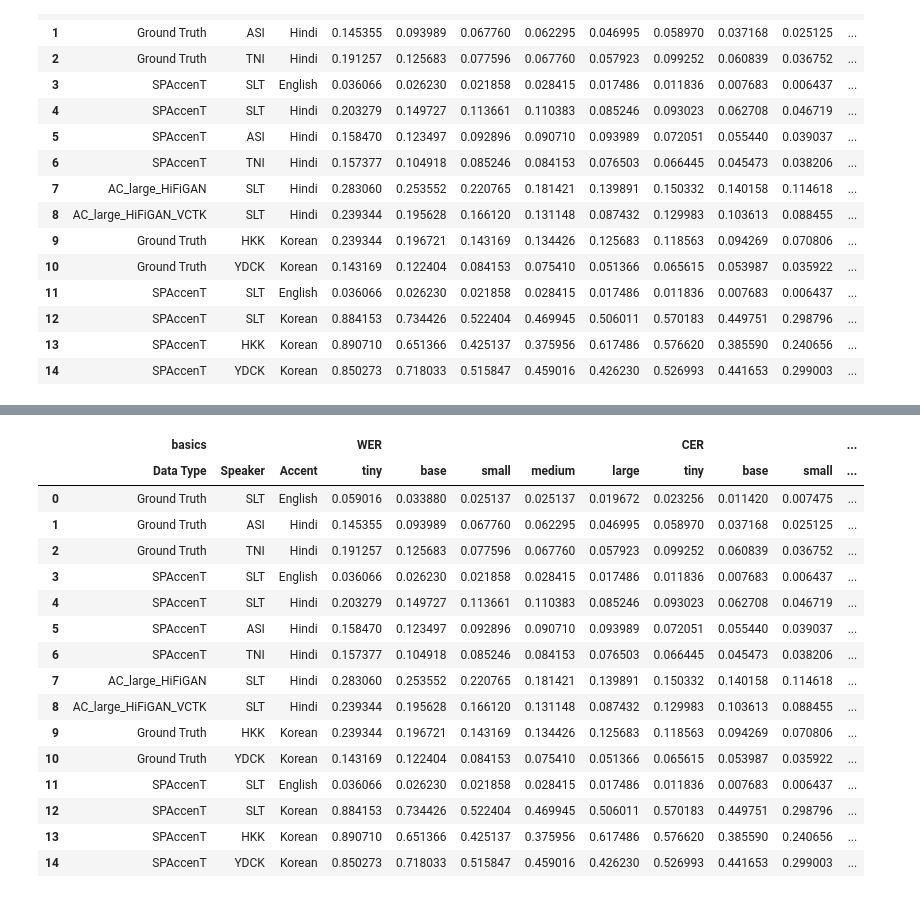
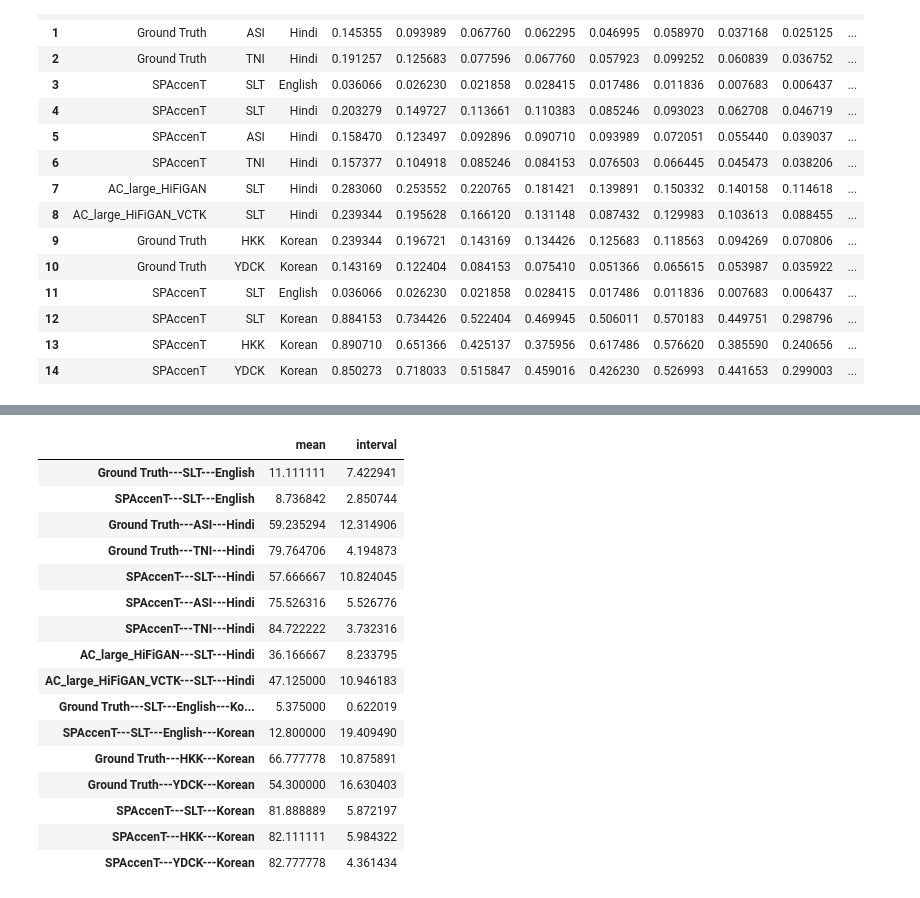
Before and after one commit to shinshoji01/seq2seq-vc, a Jupyter notebook: notebooks/25_objective_evaluation.ipynb, the cells around one changed output, grey strips where cells are left out. Saved outputs shown, nothing was run; the diff lists cells and outputs as text; code cells hidden in the pictures.

Commit message:
mushra test summary

```diff
--- a/notebooks/25_objective_evaluation.ipynb
+++ b/notebooks/25_objective_evaluation.ipynb
@@ -287,23 +287,14 @@ def get_latex_from_pandas(meandf, columns, indices, title="Title", label="Label"
         print("\end{table*}")
     else:
         print("\end{table}")
-# %%
-result
-# %% [output]
-|  | basics |  |  | WER |  |  |  |  | CER |  |  | ... |
-|  | Data Type | Speaker | Accent | tiny | base | small | medium | large | tiny | base | small | ... |
-| 0 | Ground Truth | SLT | English | 0.059016 | 0.033880 | 0.025137 | 0.025137 | 0.019672 | 0.023256 | 0.011420 | 0.007475 | ... |
-| 1 | Ground Truth | ASI | Hindi | 0.145355 | 0.093989 | 0.067760 | 0.062295 | 0.046995 | 0.058970 | 0.037168 | 0.025125 | ... |
-| 2 | Ground Truth | TNI | Hindi | 0.191257 | 0.125683 | 0.077596 | 0.067760 | 0.057923 | 0.099252 | 0.060839 | 0.036752 | ... |
-| 3 | SPAccenT | SLT | English | 0.036066 | 0.026230 | 0.021858 | 0.028415 | 0.017486 | 0.011836 | 0.007683 | 0.006437 | ... |
-| 4 | SPAccenT | SLT | Hindi | 0.203279 | 0.149727 | 0.113661 | 0.110383 | 0.085246 | 0.093023 | 0.062708 | 0.046719 | ... |
-| 5 | SPAccenT | ASI | Hindi | 0.158470 | 0.123497 | 0.092896 | 0.090710 | 0.093989 | 0.072051 | 0.055440 | 0.039037 | ... |
-| 6 | SPAccenT | TNI | Hindi | 0.157377 | 0.104918 | 0.085246 | 0.084153 | 0.076503 | 0.066445 | 0.045473 | 0.038206 | ... |
-| 7 | AC_large_HiFiGAN | SLT | Hindi | 0.283060 | 0.253552 | 0.220765 | 0.181421 | 0.139891 | 0.150332 | 0.140158 | 0.114618 | ... |
-| 8 | AC_large_HiFiGAN_VCTK | SLT | Hindi | 0.239344 | 0.195628 | 0.166120 | 0.131148 | 0.087432 | 0.129983 | 0.103613 | 0.088455 | ... |
-| 9 | Ground Truth | HKK | Korean | 0.239344 | 0.196721 | 0.143169 | 0.134426 | 0.125683 | 0.118563 | 0.094269 | 0.070806 | ... |
-| 10 | Ground Truth | YDCK | Korean | 0.143169 | 0.122404 | 0.084153 | 0.075410 | 0.051366 | 0.065615 | 0.053987 | 0.035922 | ... |
-| 11 | SPAccenT | SLT | English | 0.036066 | 0.026230 | 0.021858 | 0.028415 | 0.017486 | 0.011836 | 0.007683 | 0.006437 | ... |
-| 12 | SPAccenT | SLT | Korean | 0.884153 | 0.734426 | 0.522404 | 0.469945 | 0.506011 | 0.570183 | 0.449751 | 0.298796 | ... |
-| 13 | SPAccenT | HKK | Korean | 0.890710 | 0.651366 | 0.425137 | 0.375956 | 0.617486 | 0.576620 | 0.385590 | 0.240656 | ... |
-| 14 | SPAccenT | YDCK | Korean | 0.850273 | 0.718033 | 0.515847 | 0.459016 | 0.426230 | 0.526993 | 0.441653 | 0.299003 | ... |
+# %%
+ah = pd.read_csv("evaluation/MUSHRA/ACTHindi.csv", index_col=0)
+ak = pd.read_csv("evaluation/MUSHRA/ACTKorean.csv", index_col=0)
+nh = pd.read_csv("evaluation/MUSHRA/NATHindi.csv", index_col=0)
+nk = pd.read_csv("evaluation/MUSHRA/NATKorean.csv", index_col=0)
+
+ah.index = ["---".join(get_basic_info("/".join(a.split("___")))) for a in list(ah.index)]
+ak.index = ["---".join(get_basic_info("/".join(a.split("___")))) for a in list(ak.index)]
+ak.index = [a+"---Korean" if "---SLT---English" in a else a for a in ak.index]
+
+amushra = pd.concat([ah, ak], axis=0)
@@ -309,0 +303,20 @@ result
+# %%
+amushra
+# %% [output]
+|  | mean | interval |
+| Ground Truth---SLT---English | 11.111111 | 7.422941 |
+| SPAccenT---SLT---English | 8.736842 | 2.850744 |
+| Ground Truth---ASI---Hindi | 59.235294 | 12.314906 |
+| Ground Truth---TNI---Hindi | 79.764706 | 4.194873 |
+| SPAccenT---SLT---Hindi | 57.666667 | 10.824045 |
+| SPAccenT---ASI---Hindi | 75.526316 | 5.526776 |
+| SPAccenT---TNI---Hindi | 84.722222 | 3.732316 |
+| AC_large_HiFiGAN---SLT---Hindi | 36.166667 | 8.233795 |
+| AC_large_HiFiGAN_VCTK---SLT---Hindi | 47.125000 | 10.946183 |
+| Ground Truth---SLT---English---Ko... | 5.375000 | 0.622019 |
+| SPAccenT---SLT---English---Korean | 12.800000 | 19.409490 |
+| Ground Truth---HKK---Korean | 66.777778 | 10.875891 |
+| Ground Truth---YDCK---Korean | 54.300000 | 16.630403 |
+| SPAccenT---SLT---Korean | 81.888889 | 5.872197 |
+| SPAccenT---HKK---Korean | 82.111111 | 5.984322 |
+| SPAccenT---YDCK---Korean | 82.777778 | 4.361434 |
```
Also changed, not shown: parts of 8 cells of this notebook.
